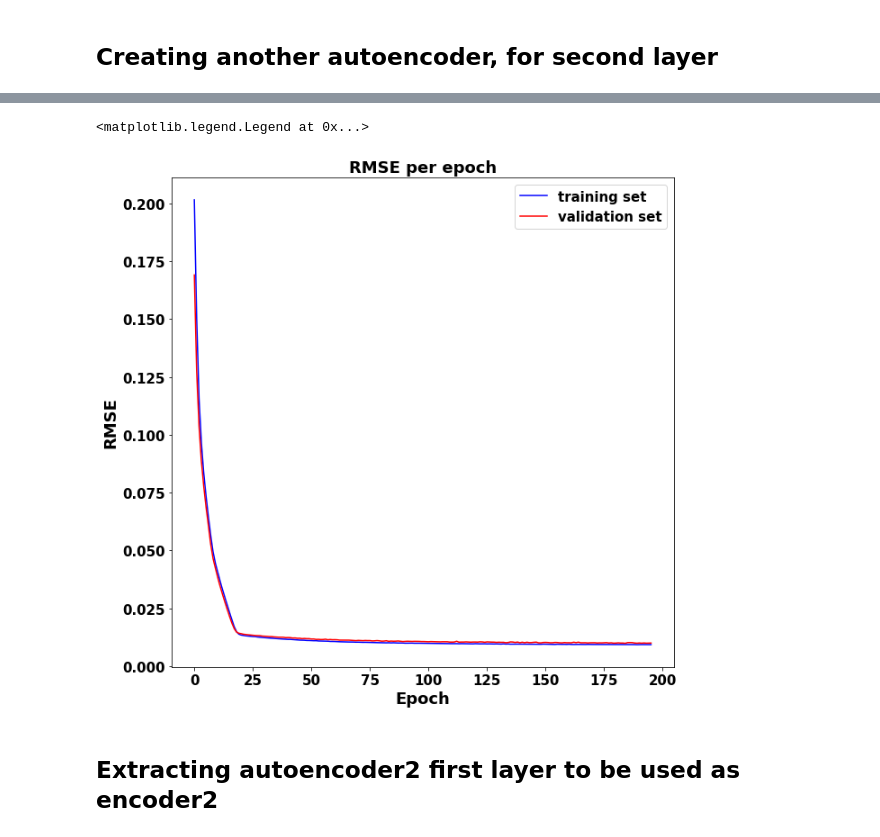
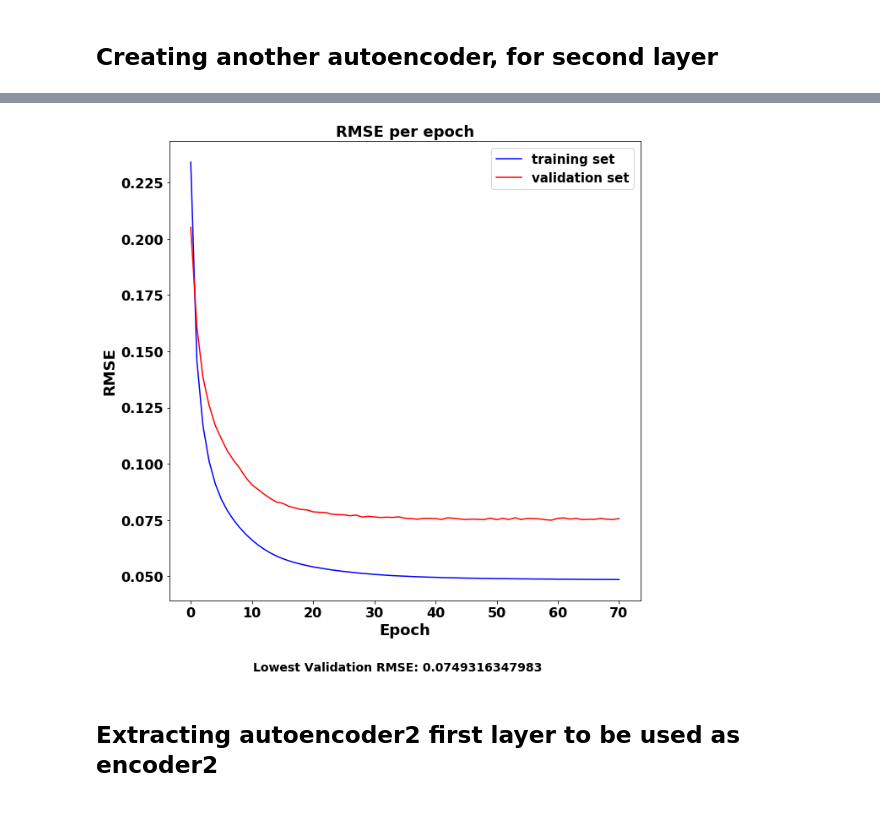
Before and after one commit to danilofrp/neural-stocks, a Jupyter notebook: notebooks/StackedAutoEncoder/residual/PETR4/StackedAutoEncoder.ipynb, the cells around one changed output, grey strips where cells are left out. Saved outputs shown, nothing was run; the diff lists cells and outputs as text; code cells hidden in the pictures.

Commit message:
StackedAutoEncoder ready for PETR4

```diff
--- a/notebooks/StackedAutoEncoder/residual/PETR4/StackedAutoEncoder.ipynb
+++ b/notebooks/StackedAutoEncoder/residual/PETR4/StackedAutoEncoder.ipynb
@@ -267,7 +218,7 @@ plt.legend(handles=[trainigSet, validationSet], labels=['training set', 'validat
 # %% [markdown]
 ## Extracting autoencoder first layer to be used as encoder
 # %%
-encoder1layer = autoencoder.get_layer(index=1)
+encoder1layer = autoencoder1.get_layer(index=1)
 encoder1 = Sequential([encoder1layer])
 encoder1.compile(optimizer = 'adam', loss='mse')
 encoder1.summary()
@@ -289,14 +239,2 @@ xValEncoded1 = encoder1.predict(xVal)
 # %% [markdown]
 ## Creating another autoencoder, for second layer
-# %%
-inputDim = len(xTrainEncoded1[1])
-
-autoencoder2 = Sequential([
-                           Dense(20, activation = 'tanh', kernel_initializer = 'uniform', input_dim = inputDim),
-                           Dense(inputDim, activation = 'tanh', kernel_initializer = 'uniform')
-                          ])
-
-#SGD = optimizers.SGD(lr=0.5, momentum=0.00, decay=0.0, nesterov=False)
-
-autoencoder2.compile(optimizer = 'adam', loss='mse', metrics=['accuracy', 'mae'])
-autoencoder2.summary()
@@ -315,16 +240,0 @@ _________________________________________________________________
-# %%
-earlyStopping = EarlyStopping(monitor = 'val_loss', patience = 10, mode = 'auto')
-
-init_time = time.time()
-
-fitHistory = autoencoder2.fit(xTrainEncoded1,
-                              xTrainEncoded1,
-                              epochs = 2000,
-                              verbose = 1,
-                              shuffle = True,
-                              validation_data = (xValEncoded1, xValEncoded1),
-                              callbacks = [earlyStopping])
-
-end_time = time.time()
-
-print('Time to fit model: '+str(end_time-init_time)+' seconds')
@@ -349,15 +282,15 @@ Time to fit model: 15.0159029961 seconds
 # %%
 fig, ax = plt.subplots(figsize = (10,10), nrows = 1, ncols = 1)
 ax.set_title('RMSE per epoch')
 ax.set_xlabel('Epoch')
 ax.set_ylabel('RMSE')
-trainigSet, = ax.plot(np.sqrt(fitHistory.history['loss']), 'b', label = 'trainig set')
-validationSet, = ax.plot(np.sqrt(fitHistory.history['val_loss']), 'r', label = 'validation set')
+trainigSet, = ax.plot(np.sqrt(fitHistory2.history['loss']), 'b', label = 'trainig set')
+validationSet, = ax.plot(np.sqrt(fitHistory2.history['val_loss']), 'r', label = 'validation set')
 plt.legend(handles=[trainigSet, validationSet], labels=['training set', 'validation set'], prop={'size': 15})
-#fig.savefig('{}/{}.{}'.format(saveFigDir, 'RMSE_per_epoch_autoencoder_30_40', 'pdf'), bbox_inches='tight')
+plt.figtext(0.5,  0.010, 'Lowest Validation RMSE: {}'.format(np.sqrt(min(fitHistory2.history['val_loss']))), size = 14, horizontalalignment = 'center')
+fig.savefig('{}/{}_SAE_{}x{}x{}_norm_mapminmax.{}'.format(saveFigDir, asset, inputDim2, nNeurons2, inputDim2, 'pdf'), bbox_inches='tight')
 # %% [output]
-<matplotlib.legend.Legend at 0x...>
-[figure, old version]
+[figure, new version]
 # %% [markdown]
 ## Extracting autoencoder2 first layer to be used as encoder2
 # %%
```
Also changed, not shown: parts of 34 cells of this notebook.
